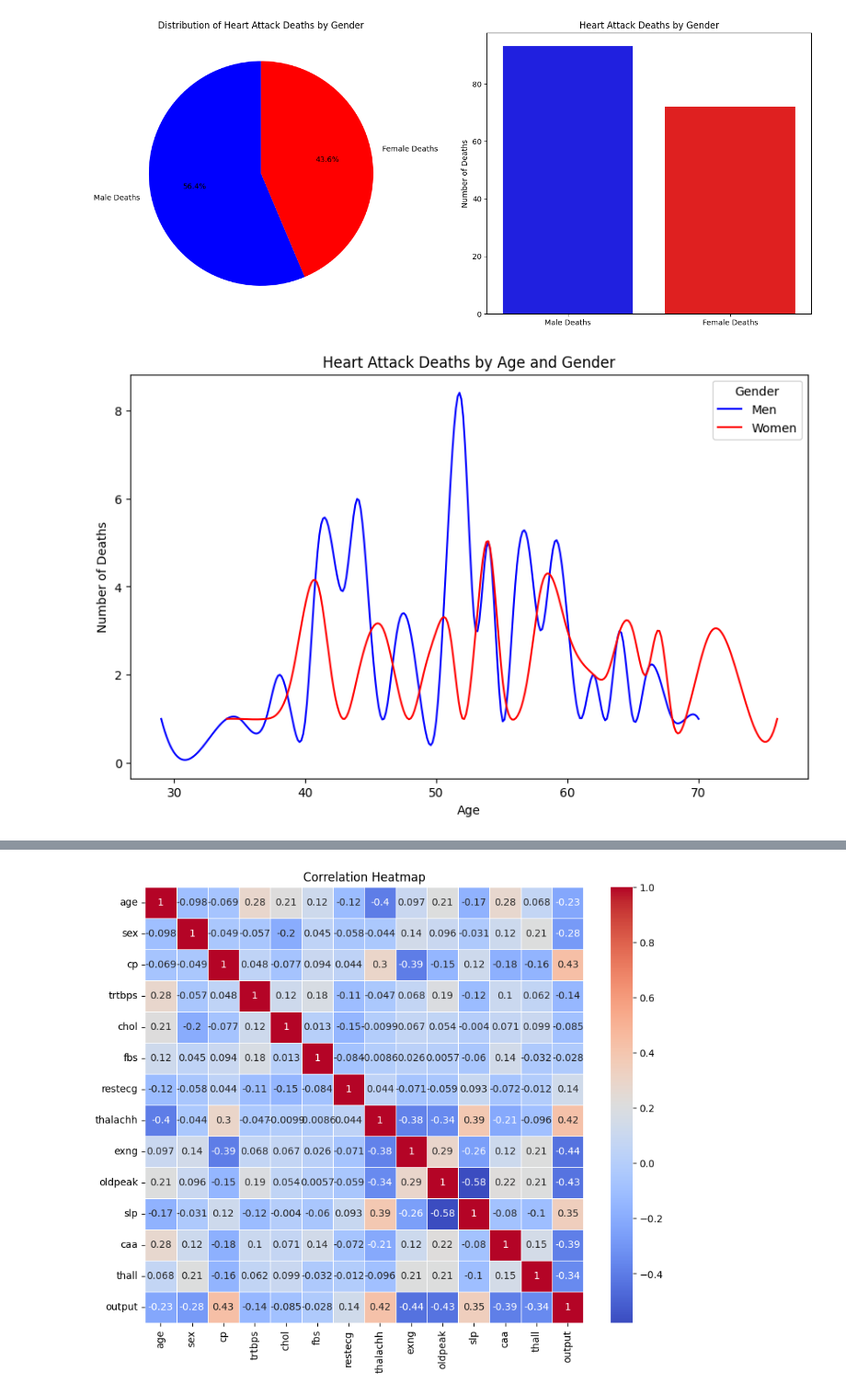
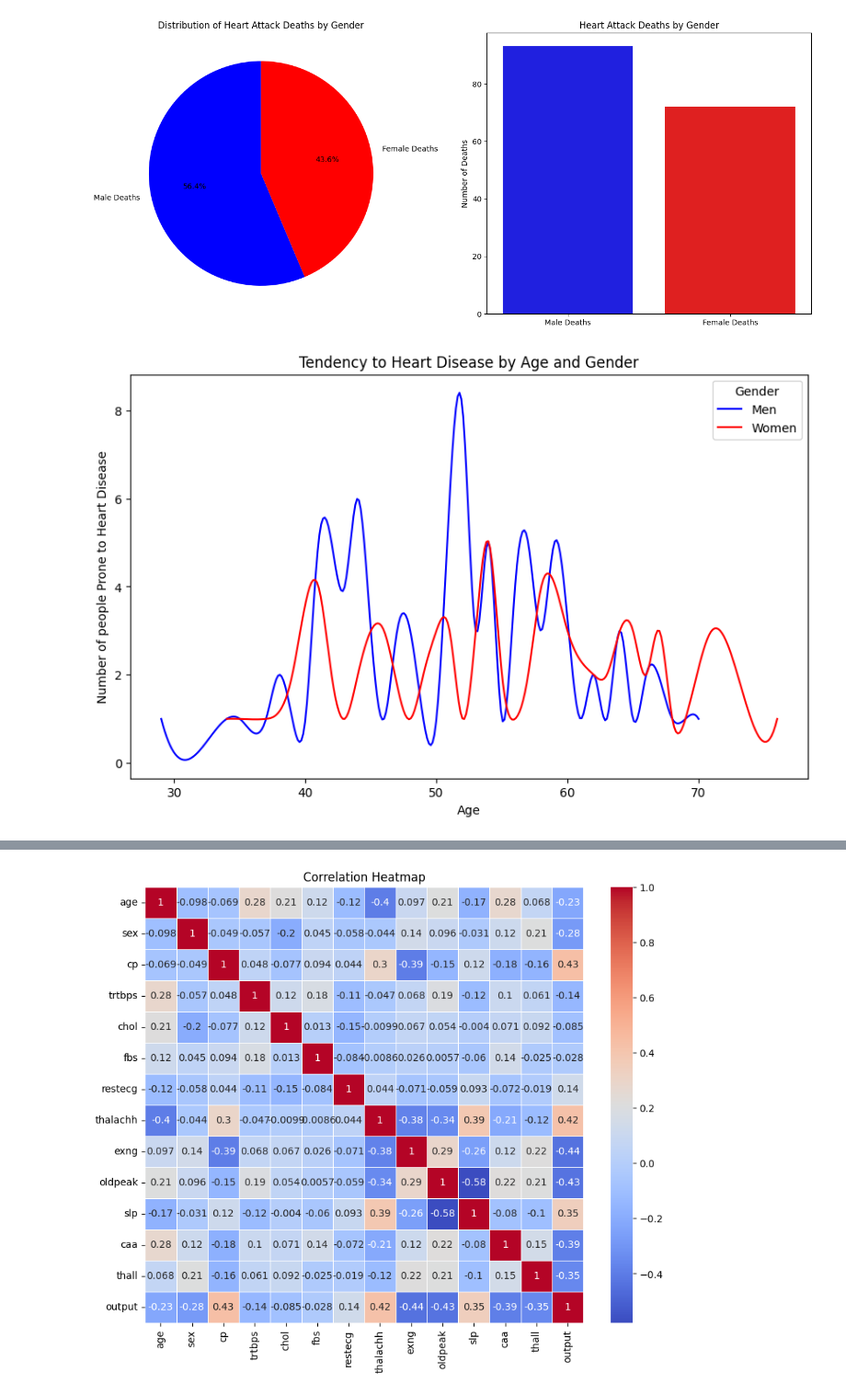
Before and after one commit to korbzs/Heart-Disease-Prediction, a Jupyter notebook: heart_disease.ipynb, the cells around one changed output, grey strips where cells are left out. Shown at 92% size. Saved outputs shown, nothing was run; the diff lists cells and outputs as text; code cells hidden in the pictures.

```diff
--- a/heart_disease.ipynb
+++ b/heart_disease.ipynb
@@ -29,0 +48,10 @@ df = pd.read_csv("heart.csv")
+# %%
+df = pd.read_csv("heart.csv")
+df.columns = df.columns.str.strip()
+
+df.loc[(df["thall"] == 0) & (df["output"] == 0), "thall"] = 1 # normal
+
+df.loc[(df["thall"] == 0) & (df["output"] == 1), "thall"] = 2 # fixed defect
+
+
+df.columns
@@ -155,26 +274,26 @@ Passing `palette` without assigning `hue` is deprecated and will be removed in v
 # %%
 df_deaths = df[df['output'] == 1] # death
 df_deaths = df_deaths.groupby(['age', 'sex']).size().reset_index(name='deaths')
 
 x_men = df_deaths[df_deaths['sex'] == 1]['age']
 y_men = df_deaths[df_deaths['sex'] == 1]['deaths']
 x_women = df_deaths[df_deaths['sex'] == 0]['age']
 y_women = df_deaths[df_deaths['sex'] == 0]['deaths']
 
 x_men_smooth = np.linspace(x_men.min(), x_men.max(), 300)
 x_women_smooth = np.linspace(x_women.min(), x_women.max(), 300)
 
 y_men_smooth = make_interp_spline(x_men, y_men)(x_men_smooth)
 y_women_smooth = make_interp_spline(x_women, y_women)(x_women_smooth)
 
 plt.figure(figsize=(10, 6))
 sns.lineplot(x=x_men_smooth, y=y_men_smooth, color='blue', label='Men')
 sns.lineplot(x=x_women_smooth, y=y_women_smooth, color='red', label='Women')
 
-plt.title("Heart Attack Deaths by Age and Gender")
+plt.title("Tendency to Heart Disease by Age and Gender")
 plt.xlabel("Age")
-plt.ylabel("Number of Deaths")
+plt.ylabel("Number of people Prone to Heart Disease")
 plt.legend(title="Gender")
 plt.show()
 # %% [output]
-[figure, old version]
+[figure, new version]
```
Also changed, not shown: parts of 35 cells of this notebook, 13 other files.
